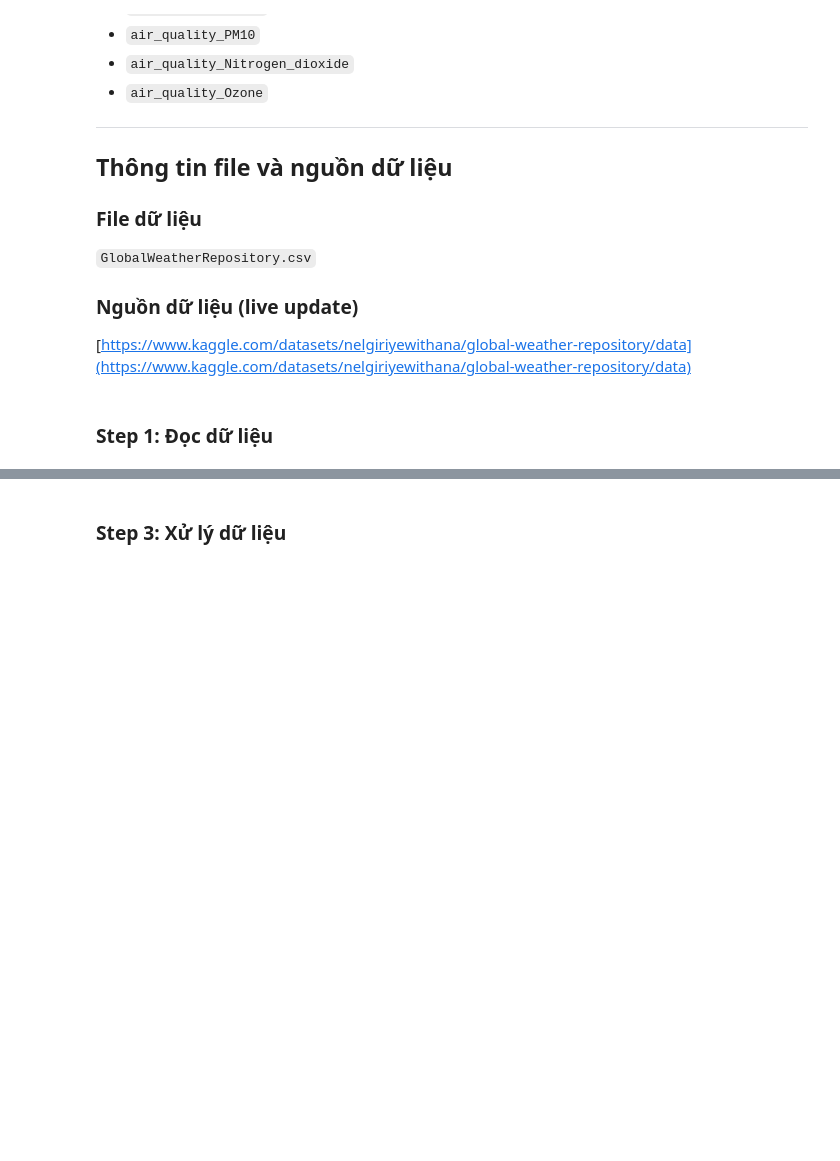
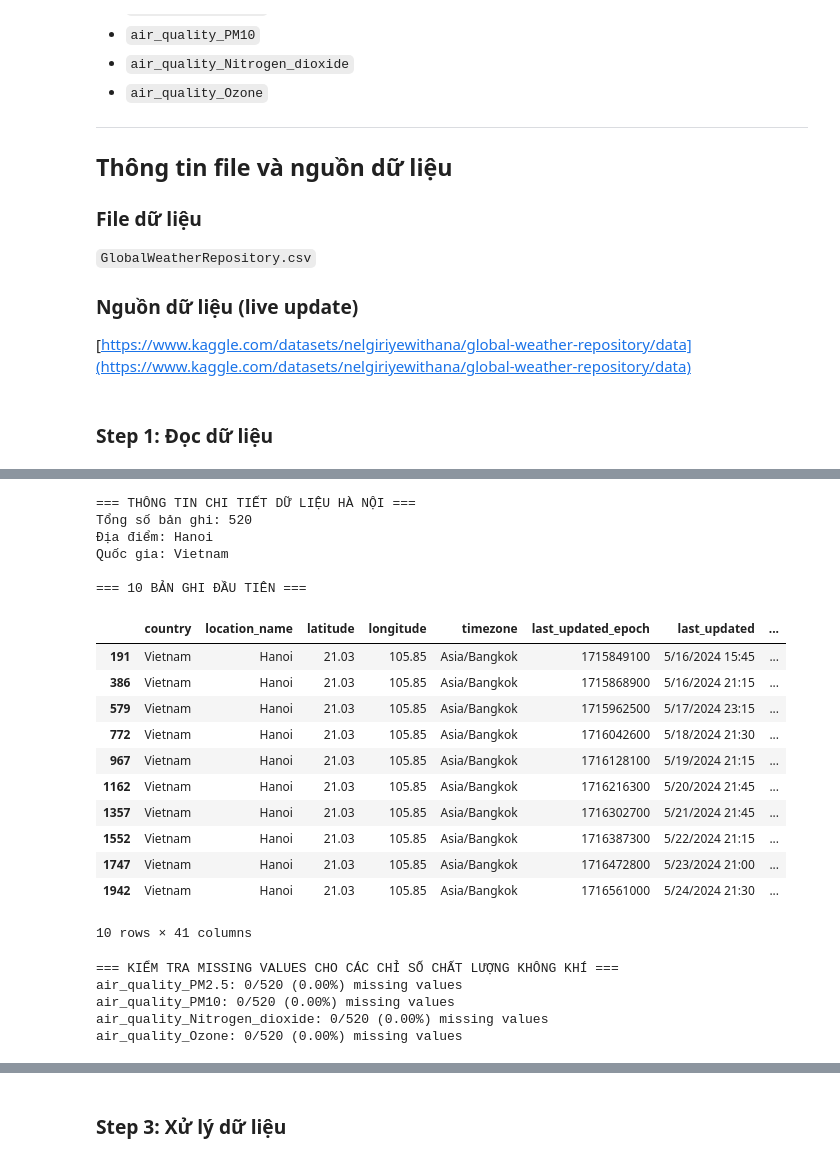
Before and after one commit to KienNT792/FSB_Tutorial, a Jupyter notebook: FSB/MLE501/assignment/G3_Assignment.ipynb, the cells around one changed output, grey strips where cells are left out. Drawn from its saved outputs; the diff is of its cells as text; code cells hidden in the pictures; blank space fills up the shorter version.

```diff
--- a/FSB/MLE501/assignment/G3_Assignment.ipynb
+++ b/FSB/MLE501/assignment/G3_Assignment.ipynb
@@ -44,0 +134,52 @@ df.describe()
+# %%
+# Hiển thị dữ liệu Hà Nội chi tiết
+print("=== THÔNG TIN CHI TIẾT DỮ LIỆU HÀ NỘI ===")
+print(f"Tổng số bản ghi: {len(hanoi_data)}")
+print(f"Địa điểm: {hanoi_data['location_name'].iloc[0]}")
+print(f"Quốc gia: {hanoi_data['country'].iloc[0]}")
+
+# Hiển thị các bản ghi đầu tiên
+print("\n=== 10 BẢN GHI ĐẦU TIÊN ===")
+display(hanoi_data.head(10))
+
+# Kiểm tra missing values cho các cột target
+targets = [
+    'air_quality_PM2.5',
+    'air_quality_PM10',
+    'air_quality_Nitrogen_dioxide',
+    'air_quality_Ozone'
+]
+
+print("\n=== KIỂM TRA MISSING VALUES CHO CÁC CHỈ SỐ CHẤT LƯỢNG KHÔNG KHÍ ===")
+for target in targets:
+    if target in hanoi_data.columns:
+        missing_count = hanoi_data[target].isnull().sum()
+        total_count = len(hanoi_data)
+        missing_percent = (missing_count / total_count) * 100
+        print(f"{target}: {missing_count}/{total_count} ({missing_percent:.2f}%) missing values")
+    else:
+        print(f"{target}: Cột không tồn tại trong dữ liệu")
+# %% [output]
+=== THÔNG TIN CHI TIẾT DỮ LIỆU HÀ NỘI ===
+Tổng số bản ghi: 520
+Địa điểm: Hanoi
+Quốc gia: Vietnam
+
+=== 10 BẢN GHI ĐẦU TIÊN ===
+|  | country | location_name | latitude | longitude | timezone | last_updated_epoch | last_updated | ... |
+| 191 | Vietnam | Hanoi | 21.03 | 105.85 | Asia/Bangkok | 1715849100 | 5/16/2024 15:45 | ... |
+| 386 | Vietnam | Hanoi | 21.03 | 105.85 | Asia/Bangkok | 1715868900 | 5/16/2024 21:15 | ... |
+| 579 | Vietnam | Hanoi | 21.03 | 105.85 | Asia/Bangkok | 1715962500 | 5/17/2024 23:15 | ... |
+| 772 | Vietnam | Hanoi | 21.03 | 105.85 | Asia/Bangkok | 1716042600 | 5/18/2024 21:30 | ... |
+| 967 | Vietnam | Hanoi | 21.03 | 105.85 | Asia/Bangkok | 1716128100 | 5/19/2024 21:15 | ... |
+| 1162 | Vietnam | Hanoi | 21.03 | 105.85 | Asia/Bangkok | 1716216300 | 5/20/2024 21:45 | ... |
+| 1357 | Vietnam | Hanoi | 21.03 | 105.85 | Asia/Bangkok | 1716302700 | 5/21/2024 21:45 | ... |
+| 1552 | Vietnam | Hanoi | 21.03 | 105.85 | Asia/Bangkok | 1716387300 | 5/22/2024 21:15 | ... |
+| 1747 | Vietnam | Hanoi | 21.03 | 105.85 | Asia/Bangkok | 1716472800 | 5/23/2024 21:00 | ... |
+| 1942 | Vietnam | Hanoi | 21.03 | 105.85 | Asia/Bangkok | 1716561000 | 5/24/2024 21:30 | ... |
+10 rows × 41 columns
+=== KIỂM TRA MISSING VALUES CHO CÁC CHỈ SỐ CHẤT LƯỢNG KHÔNG KHÍ ===
+air_quality_PM2.5: 0/520 (0.00%) missing values
+air_quality_PM10: 0/520 (0.00%) missing values
+air_quality_Nitrogen_dioxide: 0/520 (0.00%) missing values
+air_quality_Ozone: 0/520 (0.00%) missing values
```
Also changed, not shown: parts of 29 cells of this notebook, 1 other file.
